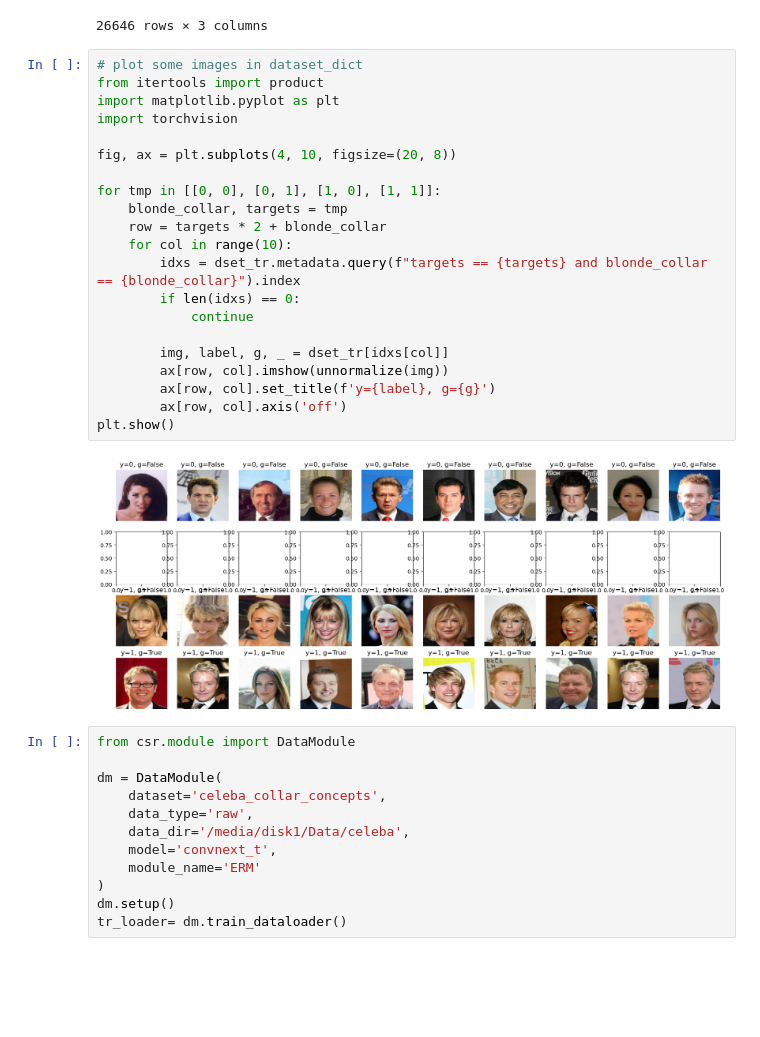
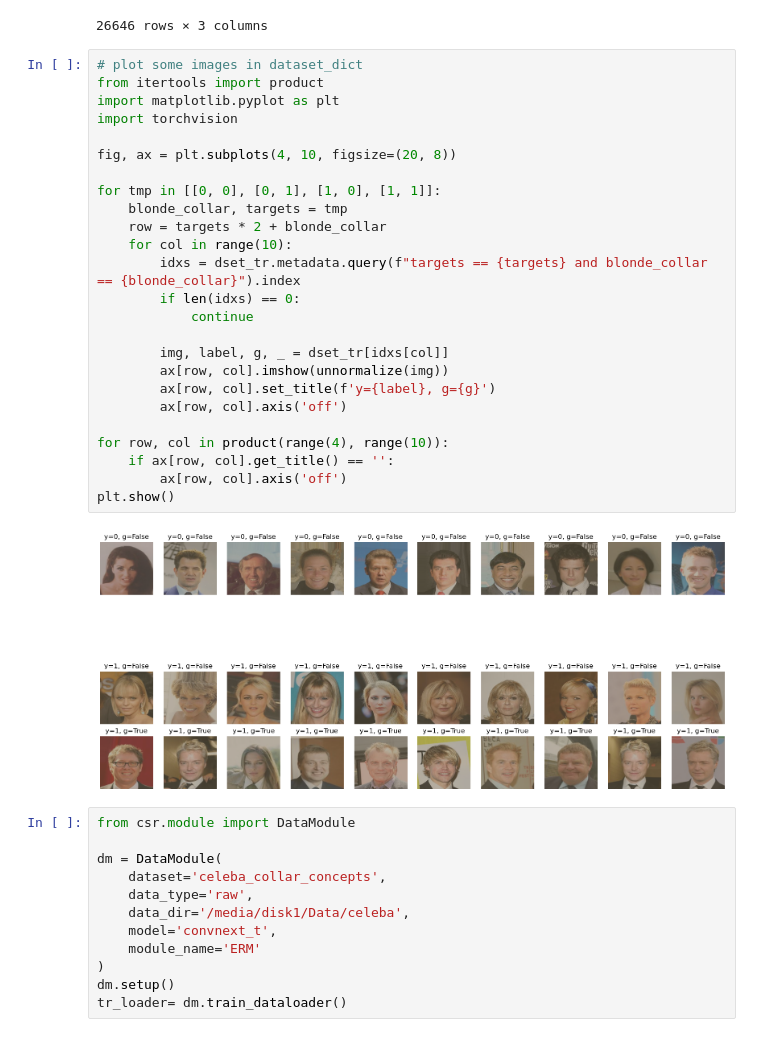
Before and after one commit to joshua840/ConceptualSensitivityRegularization, a Jupyter notebook: notebooks/dataset/CelebA_Biased.ipynb, the cells around one changed output. Drawn from its saved outputs; the diff is of its cells as text; blank space fills up the shorter version.

```diff
--- a/notebooks/dataset/CelebA_Biased.ipynb
+++ b/notebooks/dataset/CelebA_Biased.ipynb
@@ -188,26 +188,30 @@ dset_tr.metadata
 # %%
 # plot some images in dataset_dict
 from itertools import product
 import matplotlib.pyplot as plt
 import torchvision
 
 fig, ax = plt.subplots(4, 10, figsize=(20, 8))
 
 for tmp in [[0, 0], [0, 1], [1, 0], [1, 1]]:
     blonde_collar, targets = tmp
     row = targets * 2 + blonde_collar
     for col in range(10):
         idxs = dset_tr.metadata.query(f"targets == {targets} and blonde_collar == {blonde_collar}").index
         if len(idxs) == 0:
             continue
 
         img, label, g, _ = dset_tr[idxs[col]]
         ax[row, col].imshow(unnormalize(img))
         ax[row, col].set_title(f'y={label}, g={g}')
         ax[row, col].axis('off')
+
+for row, col in product(range(4), range(10)):
+    if ax[row, col].get_title() == '':
+        ax[row, col].axis('off')
 plt.show()
 # %% [output]
-[figure, old version]
+[figure, new version]
 # %%
 from csr.module import DataModule
 
```
Also changed, not shown: parts of 14 cells of this notebook, 38 other files.
